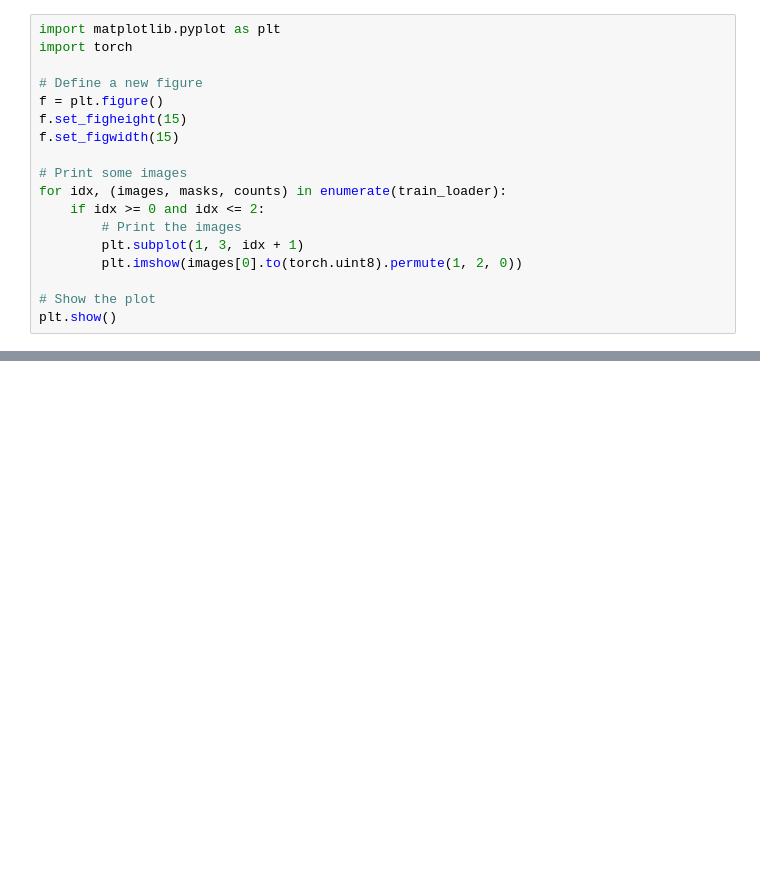
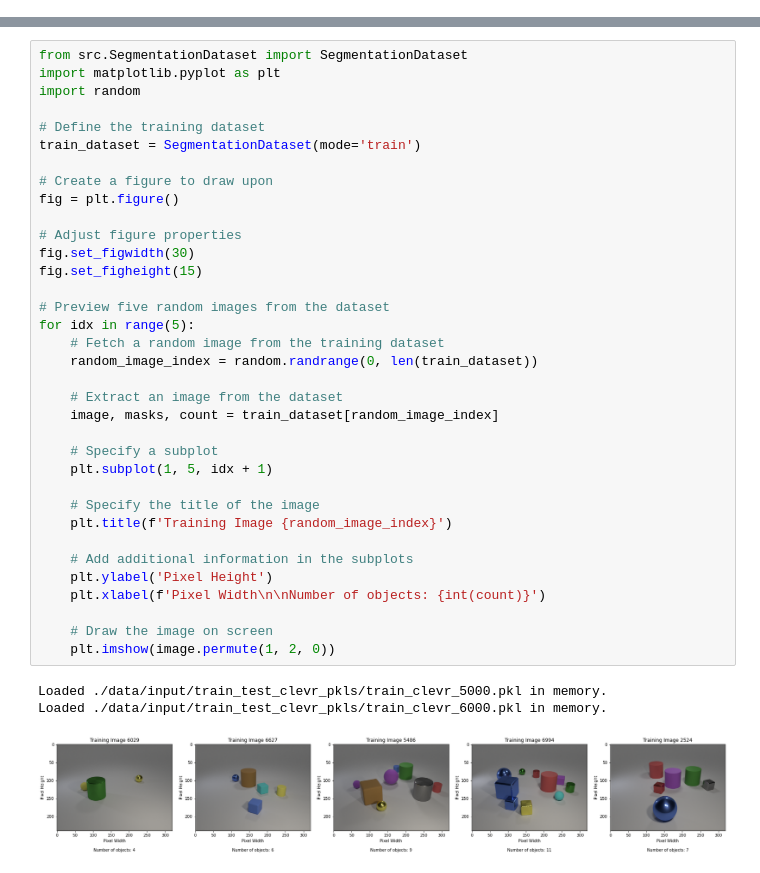
Before and after one commit to fusedbloxxer/segmentation-as-clusterization, a Jupyter notebook: SegmentationAsClusterization.ipynb, the cells around one changed output, grey strips where cells are left out. Cells and saved outputs as stored; diff of their text form; blank space fills up the shorter version.

```diff
--- a/SegmentationAsClusterization.ipynb
+++ b/SegmentationAsClusterization.ipynb
@@ -23,18 +0,0 @@ train_loader = DataLoader(train_dataset, args.batch_size, args.shuffle)
-# %%
-import matplotlib.pyplot as plt
-import torch
-
-# Define a new figure
-f = plt.figure()
-f.set_figheight(15)
-f.set_figwidth(15)
-
-# Print some images
-for idx, (images, masks, counts) in enumerate(train_loader):
-    if idx >= 0 and idx <= 2:
-        # Print the images
-        plt.subplot(1, 3, idx + 1)
-        plt.imshow(images[0].to(torch.uint8).permute(1, 2, 0))
-
-# Show the plot
-plt.show()
@@ -180,0 +44,39 @@ K-means for the cosine similarity with 76,800 points in dimension 3, K = 4:
+# %%
+from src.SegmentationDataset import SegmentationDataset
+import matplotlib.pyplot as plt
+import random
+
+# Define the training dataset
+train_dataset = SegmentationDataset(mode='train')
+
+# Create a figure to draw upon
+fig = plt.figure()
+
+# Adjust figure properties
+fig.set_figwidth(30)
+fig.set_figheight(15)
+
+# Preview five random images from the dataset
+for idx in range(5):
+    # Fetch a random image from the training dataset
+    random_image_index = random.randrange(0, len(train_dataset))
+
+    # Extract an image from the dataset
+    image, masks, count = train_dataset[random_image_index]
+
+    # Specify a subplot
+    plt.subplot(1, 5, idx + 1)
+
+    # Specify the title of the image
+    plt.title(f'Training Image {random_image_index}')
+
+    # Add additional information in the subplots
+    plt.ylabel('Pixel Height')
+    plt.xlabel(f'Pixel Width\n\nNumber of objects: {int(count)}')
+
+    # Draw the image on screen
+    plt.imshow(image.permute(1, 2, 0))
+# %% [output]
+Loaded ./data/input/train_test_clevr_pkls/train_clevr_5000.pkl in memory.
+Loaded ./data/input/train_test_clevr_pkls/train_clevr_6000.pkl in memory.
+[figure, added]
```
Also changed, not shown: parts of 45 cells of this notebook, 15 other files.
